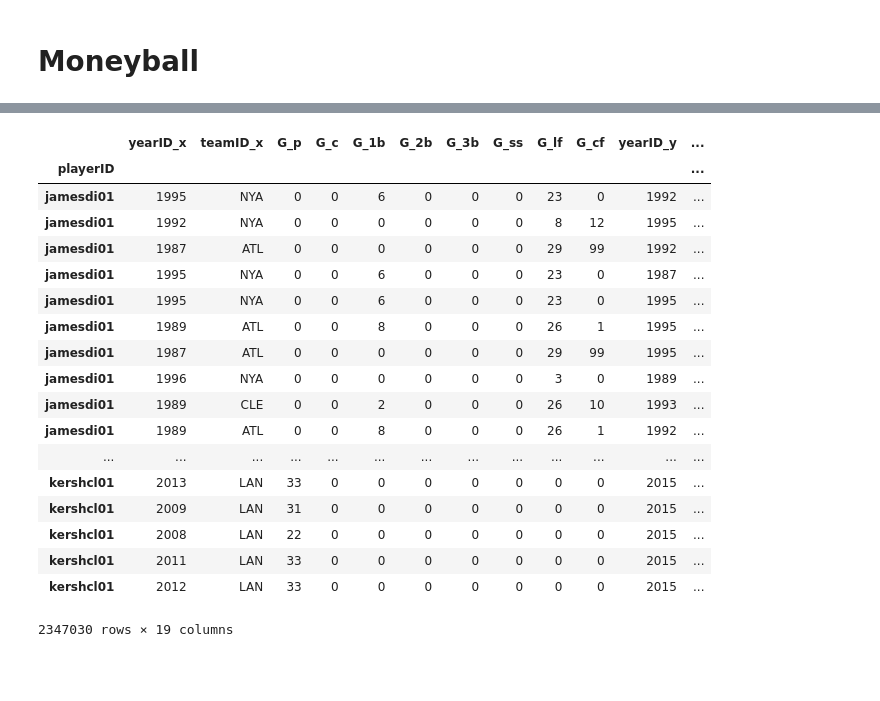
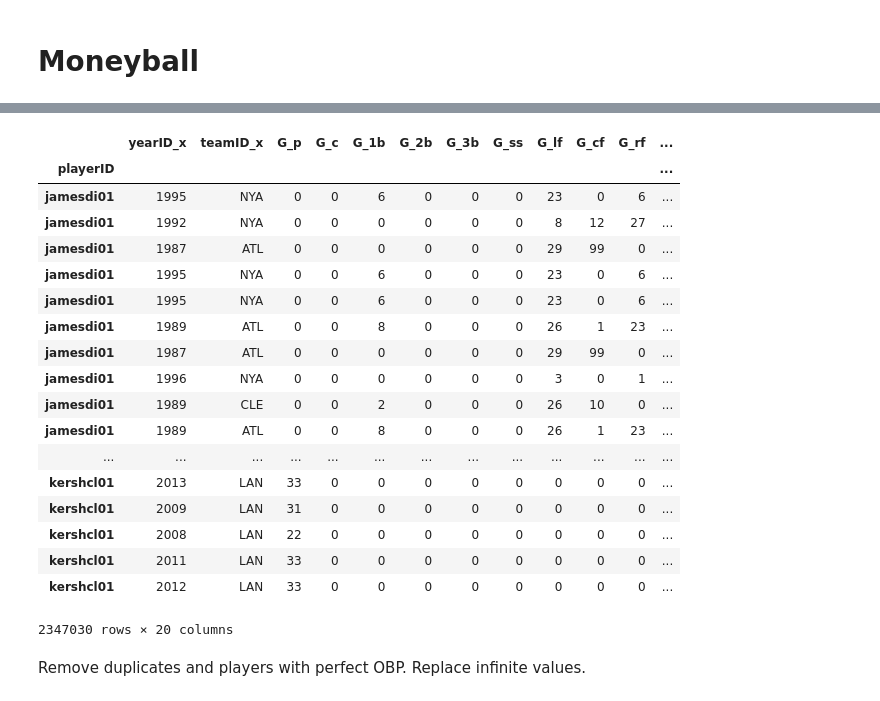
Before and after one commit to tarakdavis/moneyball, a Jupyter notebook: moneyball.ipynb, the cells around one changed output, grey strips where cells are left out. Saved outputs shown, nothing was run; the diff lists cells and outputs as text; code cells hidden in the pictures; blank space fills up the shorter version.

```diff
--- a/moneyball.ipynb
+++ b/moneyball.ipynb
@@ -8,4 +10,4 @@ batting = pd.read_csv('data/Batting.csv', index_col='playerID', usecols=[0, 1, 3
 # %%
 salaries = pd.read_csv('data/Salaries.csv', index_col='playerID', usecols=[3, 4])
 # %%
-appearances = pd.read_csv('data/Appearances.csv', index_col='playerID', dtype='str', usecols=[0, 1, 3, 8, 9, 10, 11, 12, 13, 14, 15])
+appearances = pd.read_csv('data/Appearances.csv', index_col='playerID', usecols=[0, 1, 3, 8, 9, 10, 11, 12, 13, 14, 15, 16])
@@ -84,24 +52,26 @@ baseball.head()
 # %%
 baseball['OBP/$'] = baseball['OBP'] / baseball['salary']
 # %%
-baseball[baseball['H'] + baseball['BB'] + baseball['HBP'] > 10].sort('OBP/$', ascending=False)
+baseball[baseball['H'] + baseball['BB'] + baseball['HBP'] > 10].sort_values('OBP/$', ascending=False)
 # %% [output]
-|  | yearID_x | teamID_x | G_p | G_c | G_1b | G_2b | G_3b | G_ss | G_lf | G_cf | yearID_y | ... |
+|  | yearID_x | teamID_x | G_p | G_c | G_1b | G_2b | G_3b | G_ss | G_lf | G_cf | G_rf | ... |
 | playerID |  |  |  |  |  |  |  |  |  |  |  | ... |
-| jamesdi01 | 1995 | NYA | 0 | 0 | 6 | 0 | 0 | 0 | 23 | 0 | 1992 | ... |
-| jamesdi01 | 1992 | NYA | 0 | 0 | 0 | 0 | 0 | 0 | 8 | 12 | 1995 | ... |
-| jamesdi01 | 1987 | ATL | 0 | 0 | 0 | 0 | 0 | 0 | 29 | 99 | 1992 | ... |
-| jamesdi01 | 1995 | NYA | 0 | 0 | 6 | 0 | 0 | 0 | 23 | 0 | 1987 | ... |
-| jamesdi01 | 1995 | NYA | 0 | 0 | 6 | 0 | 0 | 0 | 23 | 0 | 1995 | ... |
-| jamesdi01 | 1989 | ATL | 0 | 0 | 8 | 0 | 0 | 0 | 26 | 1 | 1995 | ... |
-| jamesdi01 | 1987 | ATL | 0 | 0 | 0 | 0 | 0 | 0 | 29 | 99 | 1995 | ... |
-| jamesdi01 | 1996 | NYA | 0 | 0 | 0 | 0 | 0 | 0 | 3 | 0 | 1989 | ... |
-| jamesdi01 | 1989 | CLE | 0 | 0 | 2 | 0 | 0 | 0 | 26 | 10 | 1993 | ... |
-| jamesdi01 | 1989 | ATL | 0 | 0 | 8 | 0 | 0 | 0 | 26 | 1 | 1992 | ... |
+| jamesdi01 | 1995 | NYA | 0 | 0 | 6 | 0 | 0 | 0 | 23 | 0 | 6 | ... |
+| jamesdi01 | 1992 | NYA | 0 | 0 | 0 | 0 | 0 | 0 | 8 | 12 | 27 | ... |
+| jamesdi01 | 1987 | ATL | 0 | 0 | 0 | 0 | 0 | 0 | 29 | 99 | 0 | ... |
+| jamesdi01 | 1995 | NYA | 0 | 0 | 6 | 0 | 0 | 0 | 23 | 0 | 6 | ... |
+| jamesdi01 | 1995 | NYA | 0 | 0 | 6 | 0 | 0 | 0 | 23 | 0 | 6 | ... |
+| jamesdi01 | 1989 | ATL | 0 | 0 | 8 | 0 | 0 | 0 | 26 | 1 | 23 | ... |
+| jamesdi01 | 1987 | ATL | 0 | 0 | 0 | 0 | 0 | 0 | 29 | 99 | 0 | ... |
+| jamesdi01 | 1996 | NYA | 0 | 0 | 0 | 0 | 0 | 0 | 3 | 0 | 1 | ... |
+| jamesdi01 | 1989 | CLE | 0 | 0 | 2 | 0 | 0 | 0 | 26 | 10 | 0 | ... |
+| jamesdi01 | 1989 | ATL | 0 | 0 | 8 | 0 | 0 | 0 | 26 | 1 | 23 | ... |
 | ... | ... | ... | ... | ... | ... | ... | ... | ... | ... | ... | ... | ... |
-| kershcl01 | 2013 | LAN | 33 | 0 | 0 | 0 | 0 | 0 | 0 | 0 | 2015 | ... |
-| kershcl01 | 2009 | LAN | 31 | 0 | 0 | 0 | 0 | 0 | 0 | 0 | 2015 | ... |
-| kershcl01 | 2008 | LAN | 22 | 0 | 0 | 0 | 0 | 0 | 0 | 0 | 2015 | ... |
-| kershcl01 | 2011 | LAN | 33 | 0 | 0 | 0 | 0 | 0 | 0 | 0 | 2015 | ... |
-| kershcl01 | 2012 | LAN | 33 | 0 | 0 | 0 | 0 | 0 | 0 | 0 | 2015 | ... |
+| kershcl01 | 2013 | LAN | 33 | 0 | 0 | 0 | 0 | 0 | 0 | 0 | 0 | ... |
+| kershcl01 | 2009 | LAN | 31 | 0 | 0 | 0 | 0 | 0 | 0 | 0 | 0 | ... |
+| kershcl01 | 2008 | LAN | 22 | 0 | 0 | 0 | 0 | 0 | 0 | 0 | 0 | ... |
+| kershcl01 | 2011 | LAN | 33 | 0 | 0 | 0 | 0 | 0 | 0 | 0 | 0 | ... |
+| kershcl01 | 2012 | LAN | 33 | 0 | 0 | 0 | 0 | 0 | 0 | 0 | 0 | ... |
-2347030 rows × 19 columns
+2347030 rows × 20 columns
+# %% [markdown]
+Remove duplicates and players with perfect OBP. Replace infinite values.
```
Also changed, not shown: parts of 12 cells of this notebook, 1 other file.
